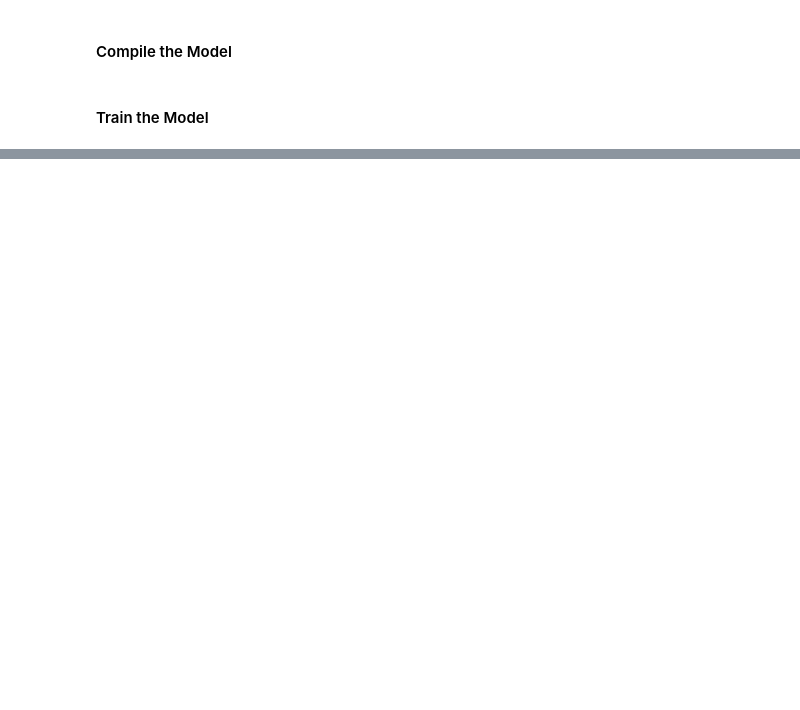
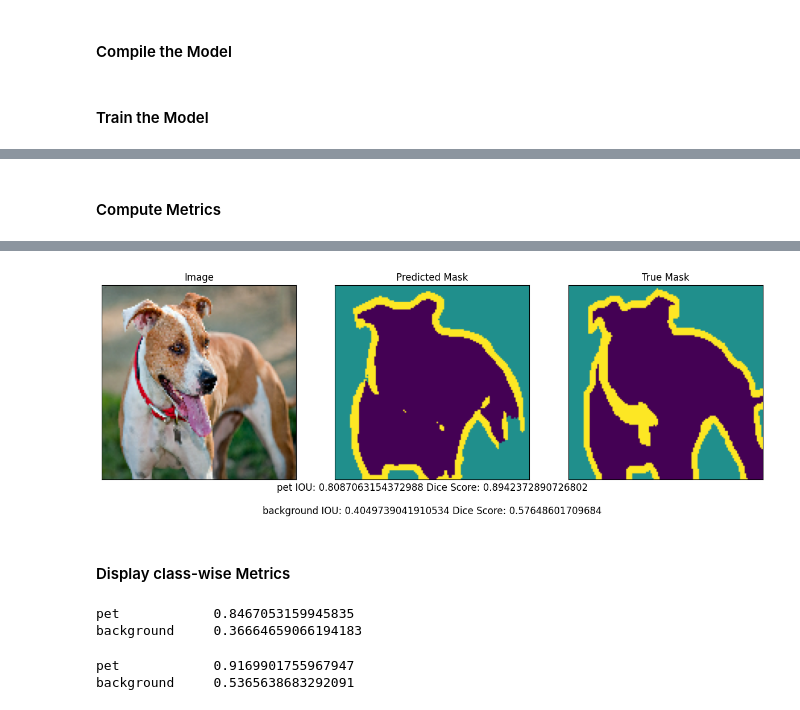
Before and after one commit to jmcheon/paper_impl, a Jupyter notebook: UNET_2015/UNet.ipynb, the cells around one changed output, grey strips where cells are left out. Drawn from its saved outputs; the diff is of its cells as text; code cells hidden in the pictures; blank space fills up the shorter version.

```diff
--- a/UNET_2015/UNet.ipynb
+++ b/UNET_2015/UNet.ipynb
@@ -315,0 +496,32 @@ model.fit(train_dataset,
+# %% [markdown]
+#### Compute Metrics
+# %%
+def compute_metrics(y_true, y_pred):
+    """
+    Compute IOU and Dice score
+    Args:
+        y_true (tensor): ground truth segmentation masks/label maps
+        y_pred (tensor): predicted segmentation masks/label maps
+
+    Returns:
+        tuple of floats: IOU and Dice score
+    """
+
+    class_wise_iou = []
+    class_wise_dice_score = []
+
+    smoothing_factor = 0.00001
+
+    for i in range(1, len(class_names)):
+        intersection = np.sum((y_pred == i) * (y_true == i))
+        y_true_area = np.sum(y_true == i)
+        y_pred_area = np.sum(y_pred == i)
+        combined_area = y_true_area + y_pred_area
+
+        iou = (intersection + smoothing_factor) / (combined_area - intersection + smoothing_factor)
+        class_wise_iou.append(iou)
+
+        dice_score = 2 * ((intersection + smoothing_factor) / (combined_area + smoothing_factor))
+        class_wise_dice_score.append(dice_score)
+
+    return class_wise_iou, class_wise_dice_score
@@ -315,0 +567,13 @@ model.fit(train_dataset,
+# %%
+# Please input a number between 0 to 3647 to pick an image from the dataset
+integer_slider = 3646
+
+# Get the prediction mask
+y_pred_mask = make_predictions(y_true_images[integer_slider], y_true_segments[integer_slider])
+
+# Compute the class wise metrics
+iou, dice_score = compute_metrics(y_true_segments[integer_slider], y_pred_mask)
+
+# Overlay the metrics with the images
+display_with_metrics([y_true_images[integer_slider], y_pred_mask, y_true_segments[integer_slider]], iou, dice_score)
+# %% [output]
@@ -315,0 +581,3 @@ model.fit(train_dataset,
+[figure, added]
+# %% [markdown]
+#### Display class-wise Metrics
@@ -315,0 +586,15 @@ model.fit(train_dataset,
+# %%
+for idx, iou in enumerate(cls_wise_iou):
+    spaces = ' ' * (13-len(class_names[idx]) + 2)
+    print(f"{class_names[idx]}{spaces}{iou}")
+# %% [output]
+pet            0.8467053159945835
+background     0.36664659066194183
+# %%
+# print the dice score for each class
+for idx, dice_score in enumerate(cls_wise_dice_score):
+  spaces = ' ' * (13-len(class_names[idx]) + 2)
+  print(f"{class_names[idx]}{spaces}{dice_score}")
+# %% [output]
+pet            0.9169901755967947
+background     0.5365638683292091
```
Also changed, not shown: parts of 19 cells of this notebook.
